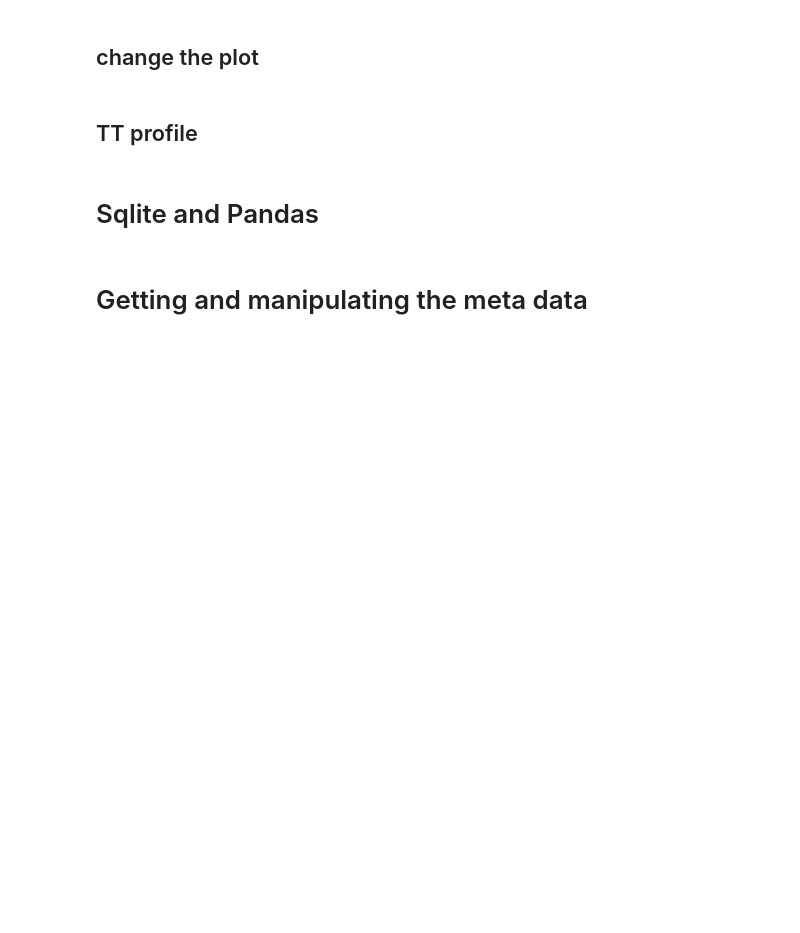
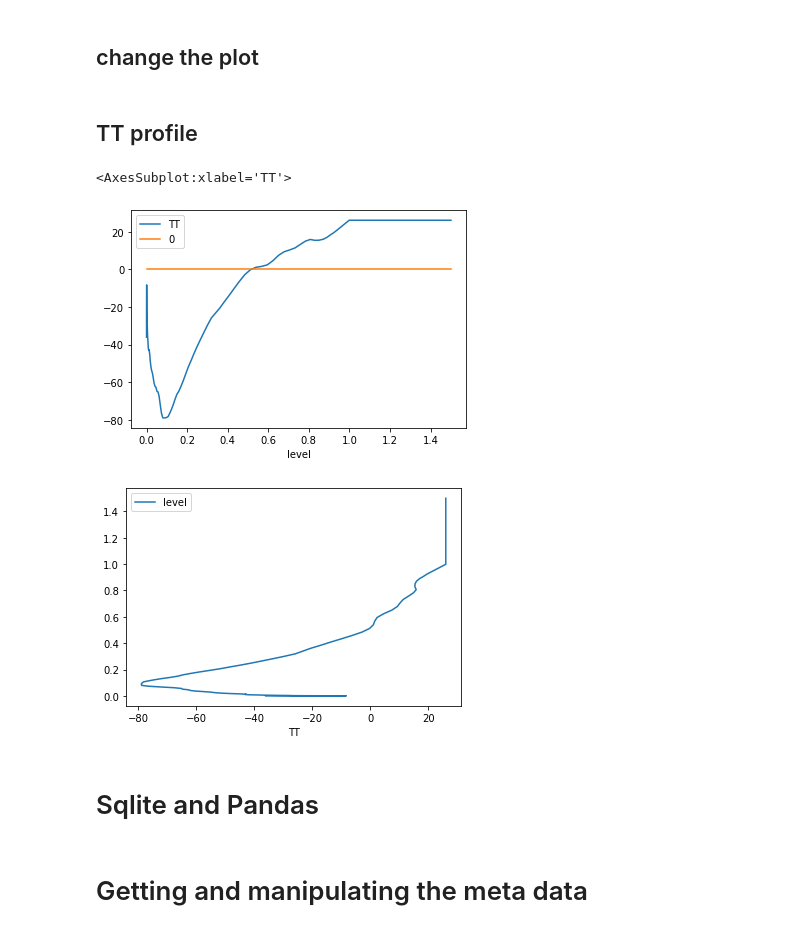
Before and after one commit to sebastiendfortier/fstpy, a Jupyter notebook: doc/Tutorial.ipynb, the cells around one changed output. Cells and saved outputs as stored; diff of their text form; code cells hidden in the pictures; blank space fills up the shorter version.

```diff
--- a/doc/Tutorial.ipynb
+++ b/doc/Tutorial.ipynb
@@ -210,15 +237,31 @@ orig_tt_df.set_index('TT [C]').plot()
 # %% [markdown]
 ## TT profile
 # %%
+import dask.array as da
+import fstpy.all as fstpy
 import numpy as np
-tt_df = df.loc[(df.nomvar=='TT') & (df.datev==453776300)]
+import pandas as pd
+path = '/fs/site3/eccc/cmd/w/spst900/spooki/spooki_dir/pluginsRelatedStuff/ReaderStd_WriterStd/testsFiles/source_data_5005.std'
+
+# Access to file with dask arrays in the column d so i can read them
+
+df = fstpy.StandardFileReader(path, decode_metadata=True).to_pandas()
+
+# Access  the column with numpy arrays 'd' and all the rows of the column
+tt_df = df.loc[(df.nomvar=='TT') ]
 ndf = tt_df.sort_values('level', ascending=False).reset_index(drop=True)
-ndf = fstpy.add_dask_column(ndf)
-array_3d = da.stack(ndf.d)
+array_3d = fstpy.compute(ndf)
+array_3d = np.stack(ndf.d)
+
 column = array_3d[:,0,0]
 plt_df = pd.DataFrame({'level':ndf.level,'TT':column,'0':np.zeros(column.shape)})
 plt_df.set_index('level').plot()
+plt_df.reset_index()
 plt_df.drop('0',axis=1).set_index('TT').plot()
+# %% [output]
+<AxesSubplot:xlabel='TT'>
+[figure, added]
+[figure, added]
 # %% [markdown]
 # Sqlite and Pandas
 # %%
```
Also changed, not shown: parts of 2 cells of this notebook.
